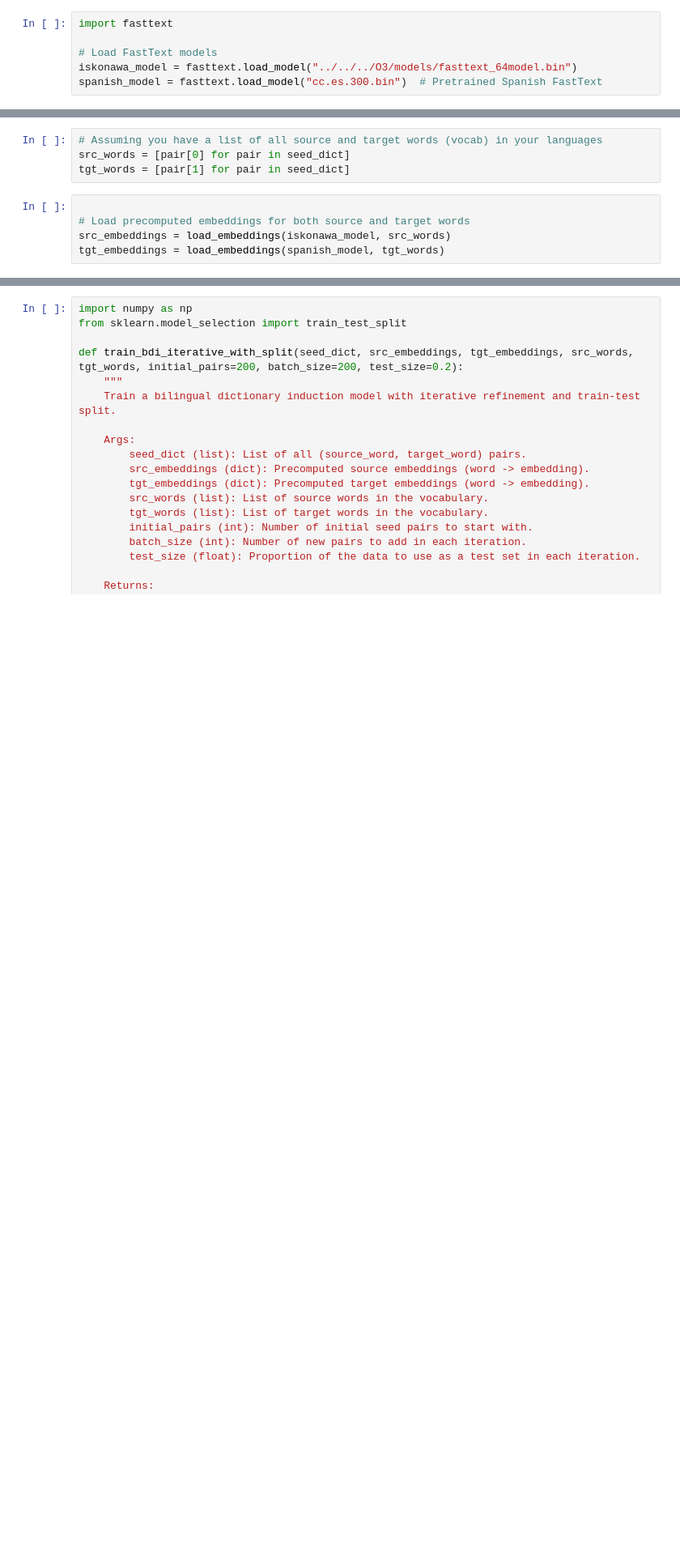
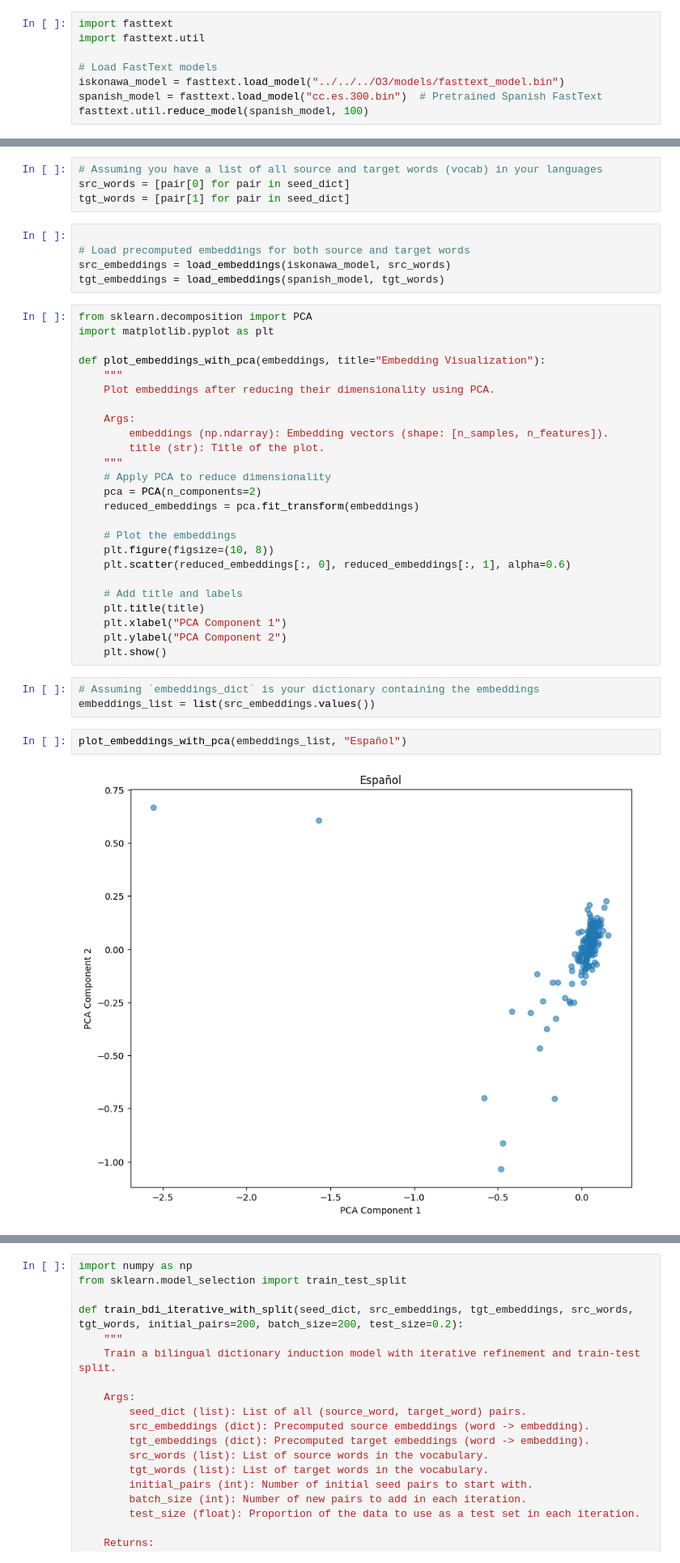
Before and after one commit to amyyy09/langmodel-iskonawa, a Jupyter notebook: O3/bdi/bdi.ipynb, the cells around one changed output, grey strips where cells are left out. Shown at 81% size. Drawn from its saved outputs; the diff is of its cells as text; blank space fills up the shorter version.

```diff
--- a/O3/bdi/bdi.ipynb
+++ b/O3/bdi/bdi.ipynb
@@ -8,6 +6,8 @@ Downloading https://dl.fbaipublicfiles.com/fasttext/vectors-crawl/cc.es.300.bin.
 # %%
 import fasttext
+import fasttext.util
 
 # Load FastText models
-iskonawa_model = fasttext.load_model("../../../O3/models/fasttext_64model.bin")
+iskonawa_model = fasttext.load_model("../../../O3/models/fasttext_model.bin")
 spanish_model = fasttext.load_model("cc.es.300.bin")  # Pretrained Spanish FastText
+fasttext.util.reduce_model(spanish_model, 100)
@@ -312,3 +405,35 @@ tgt_words = [pair[1] for pair in seed_dict]
 # Load precomputed embeddings for both source and target words
 src_embeddings = load_embeddings(iskonawa_model, src_words)
 tgt_embeddings = load_embeddings(spanish_model, tgt_words)
+# %%
+from sklearn.decomposition import PCA
+import matplotlib.pyplot as plt
+
+def plot_embeddings_with_pca(embeddings, title="Embedding Visualization"):
+    """
+    Plot embeddings after reducing their dimensionality using PCA.
+
+    Args:
+        embeddings (np.ndarray): Embedding vectors (shape: [n_samples, n_features]).
+        title (str): Title of the plot.
+    """
+    # Apply PCA to reduce dimensionality
+    pca = PCA(n_components=2)
+    reduced_embeddings = pca.fit_transform(embeddings)
+
+    # Plot the embeddings
+    plt.figure(figsize=(10, 8))
+    plt.scatter(reduced_embeddings[:, 0], reduced_embeddings[:, 1], alpha=0.6)
+
+    # Add title and labels
+    plt.title(title)
+    plt.xlabel("PCA Component 1")
+    plt.ylabel("PCA Component 2")
+    plt.show()
+# %%
+# Assuming `embeddings_dict` is your dictionary containing the embeddings
+embeddings_list = list(src_embeddings.values())
+# %%
+plot_embeddings_with_pca(embeddings_list, "Español")
+# %% [output]
+[figure, added]
```
Also changed, not shown: parts of 12 cells of this notebook.
